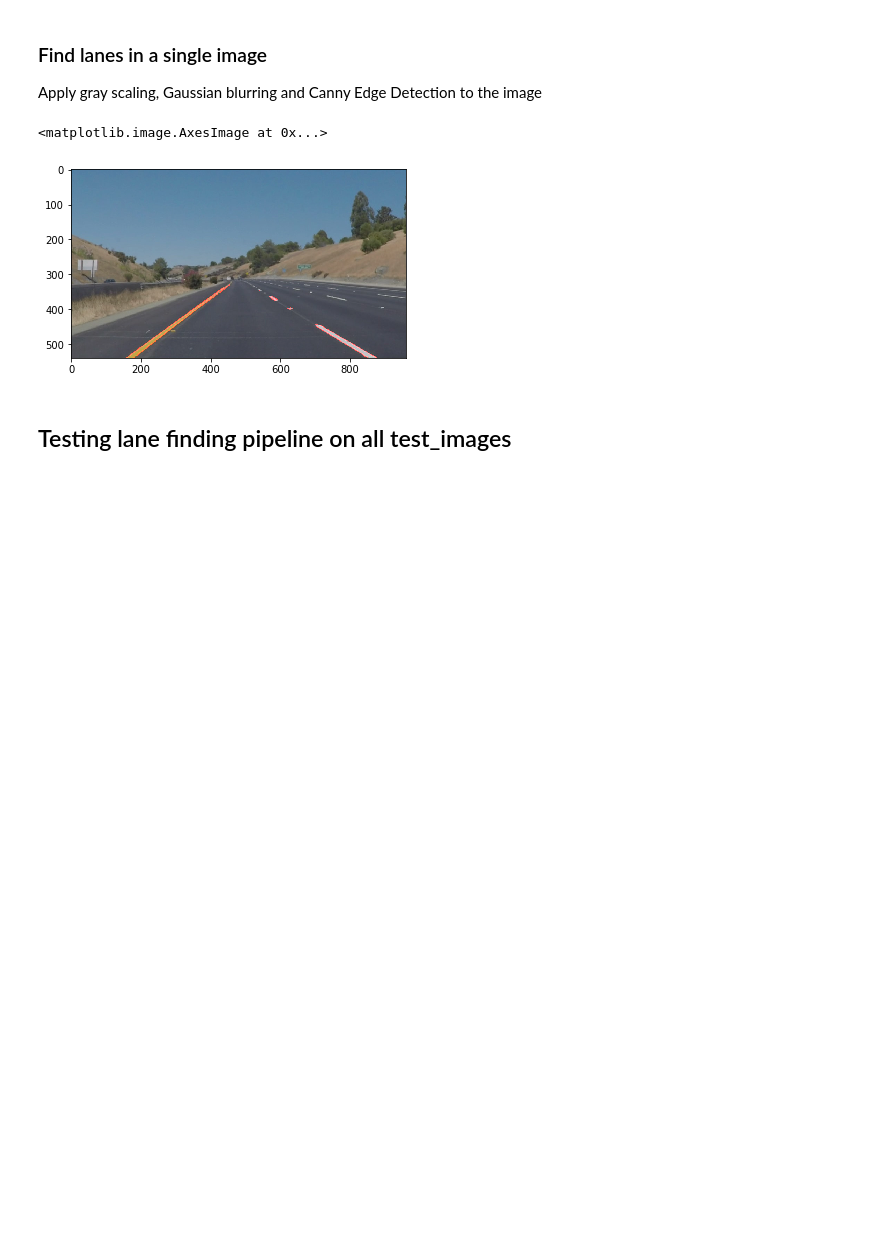
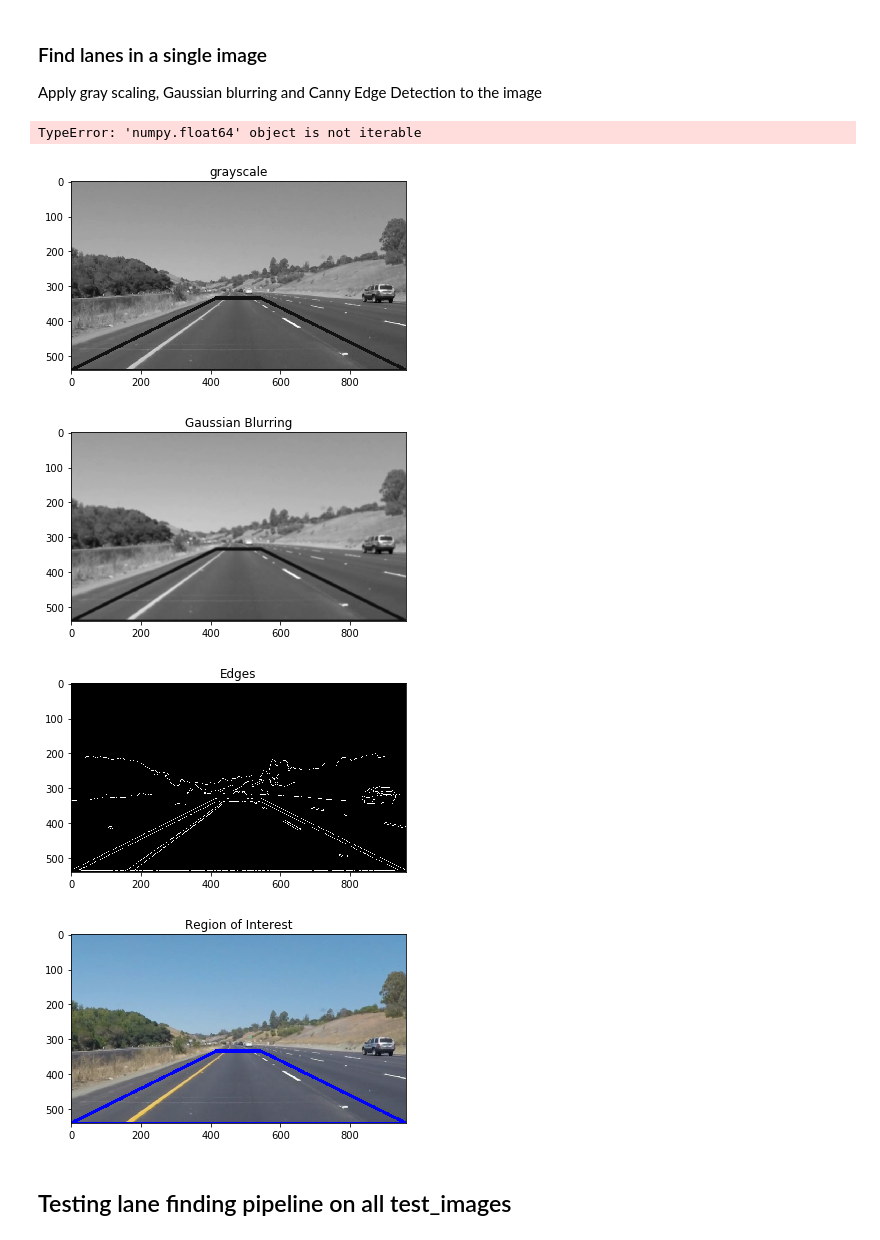
Before and after one commit to lccatala/Lane-Lines-Detection, a Jupyter notebook: P1.ipynb, the cells around one changed output. Drawn from its saved outputs; the diff is of its cells as text; code cells hidden in the pictures; blank space fills up the shorter version.

```diff
--- a/P1.ipynb
+++ b/P1.ipynb
@@ -51,7 +51,7 @@ import cv2
 ## Read in an Image
 # %%
 #reading in an image
-image = mpimg.imread('test_images/solidYellowCurve2.jpg')
+image = mpimg.imread('test_images/solidWhiteCurve.jpg')
 
 #printing out some stats and plotting
 print('This image is:', type(image), 'with dimensions:', image.shape)
@@ -146,6 +146,33 @@ def draw_lines(img, lines, color=[255, 0, 0], thickness=2):
         for x1,y1,x2,y2 in line:
             cv2.line(img, (x1, y1), (x2, y2), color, thickness)
 
+def extrapolate_lanes(lines, image):
+    """
+    Returns two lines extrapolated from a set of Hough Lines
+    """
+    imshape = image.shape
+    left_x = []
+    left_y = []
+    right_x = []
+    right_y = []
+    for line in lines:
+        for x1,y1,x2,y2 in line:
+            if x1 < imshape[1] / 2:
+                left_x.extend([x1, x2])
+                left_y.extend([y1, y2])
+            else:
+                right_x.extend([x1, x2])
+                right_y.extend([y1, y2])
+
+    left_line = np.poly1d(np.polyfit(left_x, left_y, 1))
+    #thickness = 12
+    #cv2.line(image, (0, int(left_line(0))), (int(imshape[1] / 2 - 64), int(left_line(imshape[1] / 2 - 64))), color, thickness)
+
+    right_line = np.poly1d(np.polyfit(right_x, right_y, 1))
+    #cv2.line(image, (int(imshape[1] / 2 + 64), int(right_line(imshape[1] / 2 + 64))), (int(imshape[1]), int(right_line(imshape[1]))), color, thickness)
+    return [right_line, left_line]
+
+
 def hough_lines(img, rho, theta, threshold, min_line_len, max_line_gap):
     """
     `img` should be the output of a Canny transform.
@@ -153,8 +180,9 @@ def hough_lines(img, rho, theta, threshold, min_line_len, max_line_gap):
     Returns an image with hough lines drawn.
     """
     lines = cv2.HoughLinesP(img, rho, theta, threshold, np.array([]), minLineLength=min_line_len, maxLineGap=max_line_gap)
+    lanes = extrapolate_lanes(lines, image)
     line_img = np.zeros((img.shape[0], img.shape[1], 3), dtype=np.uint8)
-    draw_lines(line_img, lines)
+    draw_lines(line_img, lanes)
     return line_img
 
 # Python 3 has support for cool math symbols.
@@ -216,11 +291,15 @@ def find_lanes(image, kernel_size = 9, low_threshold = 50, high_threshold = 150,
 
     return lines_img
 # %%
-lines_img = find_lanes(image)
+lines_img = process_image(image, show_output = True)
+plt.figure()
 plt.imshow(lines_img)
 # %% [output]
-<matplotlib.image.AxesImage at 0x...>
+TypeError: 'numpy.float64' object is not iterable
-[figure, old version]
+[figure, new version]
+[figure, added]
+[figure, added]
+[figure, added]
 # %% [markdown]
 ## Testing lane finding pipeline on all test_images
 # %%
```
Also changed, not shown: parts of 9 cells of this notebook, 12 other files.
